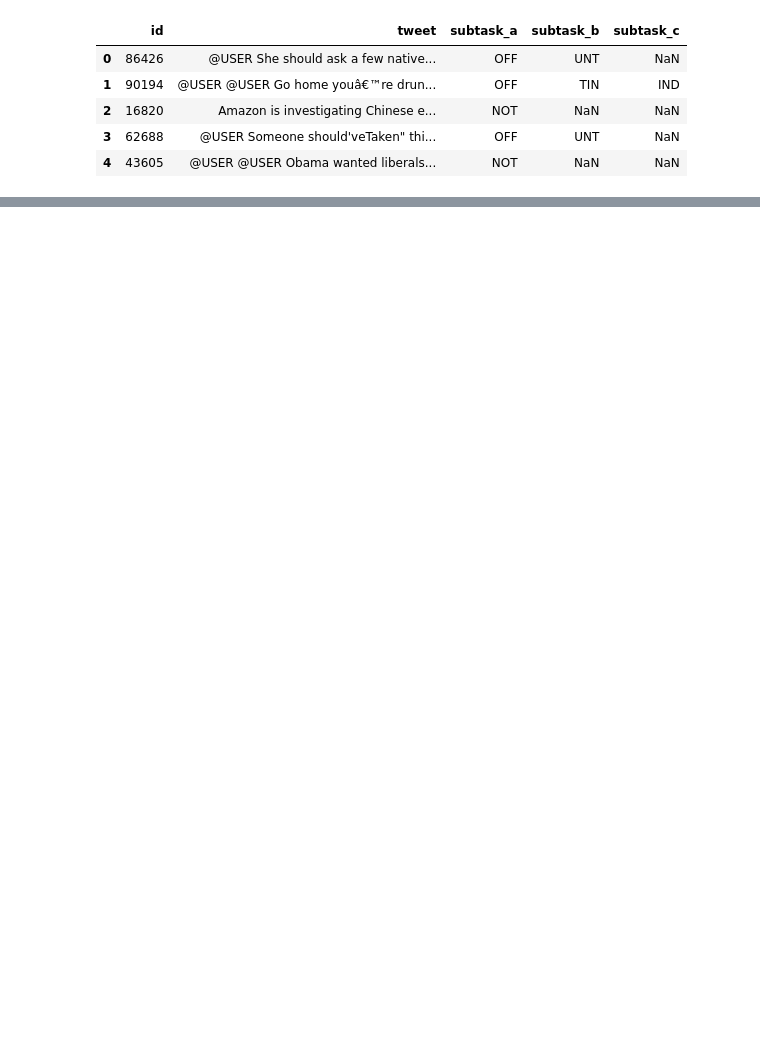
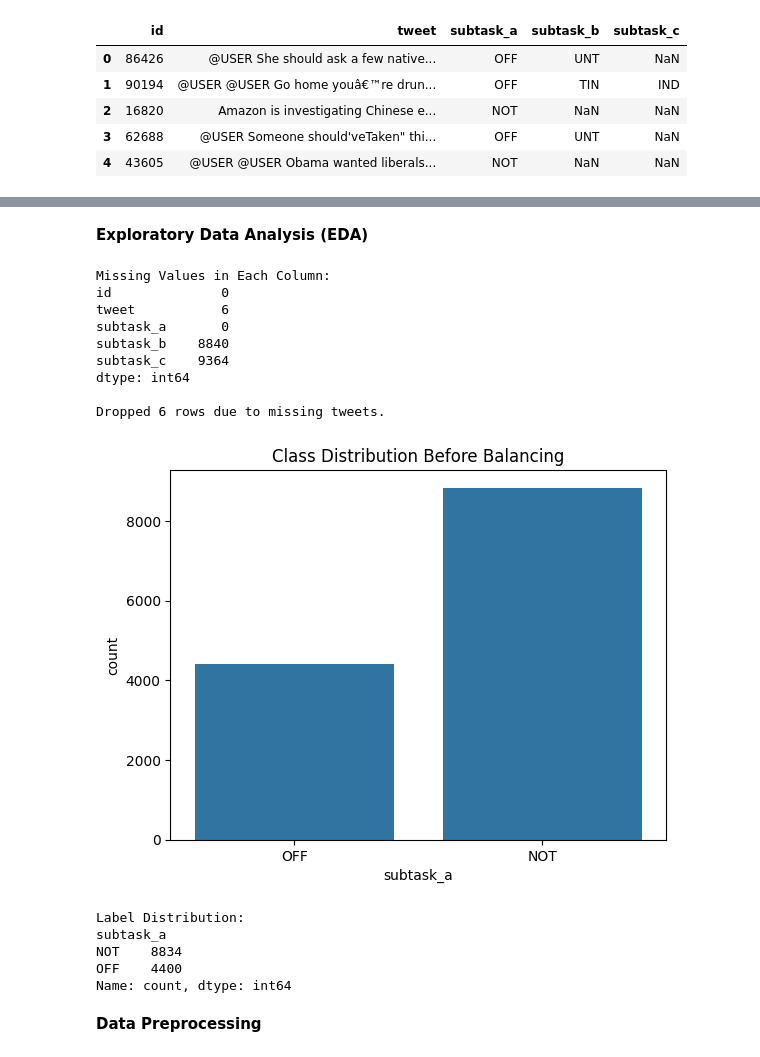
Before and after one commit to victoriyayeotobo/NLP-CW1, a Jupyter notebook: NLP_CW1.ipynb, the cells around one changed output, grey strips where cells are left out. Drawn from its saved outputs; the diff is of its cells as text; code cells hidden in the pictures; blank space fills up the shorter version.

```diff
--- a/NLP_CW1.ipynb
+++ b/NLP_CW1.ipynb
@@ -44,18 +31,0 @@ df.isnull()
-# %%
-def missing_values(df):
-    """
-    This function checks for missing values in the dataset and prints
-    the count of missing values in each column.
-
-    Parameters:
-    df (pandas.DataFrame): The DataFrame to check for missing values
-
-    Returns:
-    None
-    """
-    print("\nMissing Values in Each Column:")
-    print(df.isnull().sum())
-
-# Counting rows before dropping missing tweets
-initial_rows = df.shape[0]
-missing_values(df)
@@ -97 +32,40 @@ memory usage: 620.3+ KB
+# %% [markdown]
+**Exploratory Data Analysis (EDA)**
+# %%
+def missing_values(df):
+    print("\nMissing Values in Each Column:")
+    print(df.isnull().sum())
+
+missing_values(df)
+
+# Counting rows before dropping missing tweets
+initial_rows = df.shape[0]
+df = df.dropna(subset=['tweet'])
+final_rows = df.shape[0]
+print(f"\nDropped {initial_rows - final_rows} rows due to missing tweets.")
+
+# Checking Class Distribution Before Balancing
+sns.countplot(x=df['subtask_a'])
+plt.title("Class Distribution Before Balancing")
+plt.show()
+print("\nLabel Distribution:")
+print(df['subtask_a'].value_counts())
+# %% [output]
+Missing Values in Each Column:
+id              0
+tweet           6
+subtask_a       0
+subtask_b    8840
+subtask_c    9364
+dtype: int64
+
+Dropped 6 rows due to missing tweets.
+[figure, added]
+Label Distribution:
+subtask_a
+NOT    8834
+OFF    4400
+Name: count, dtype: int64
+# %% [markdown]
+**Data Preprocessing**
 # %%
```
Also changed, not shown: parts of 27 cells of this notebook.
